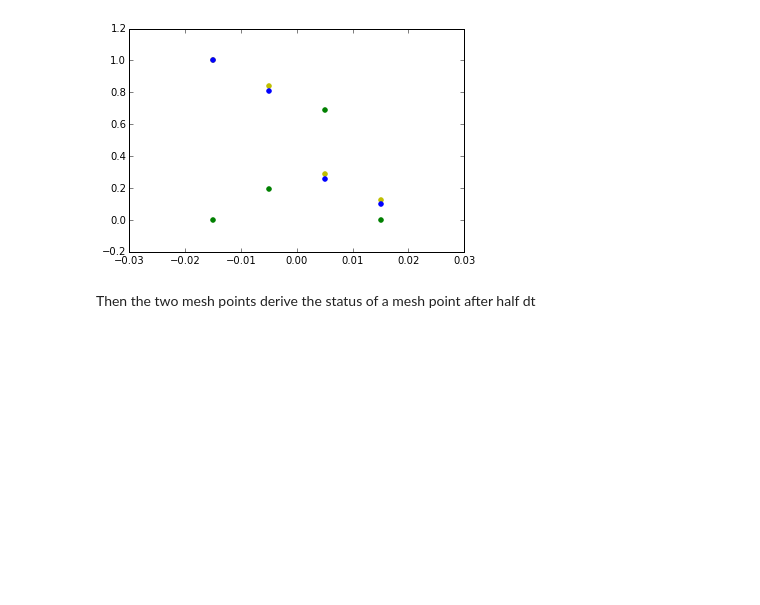
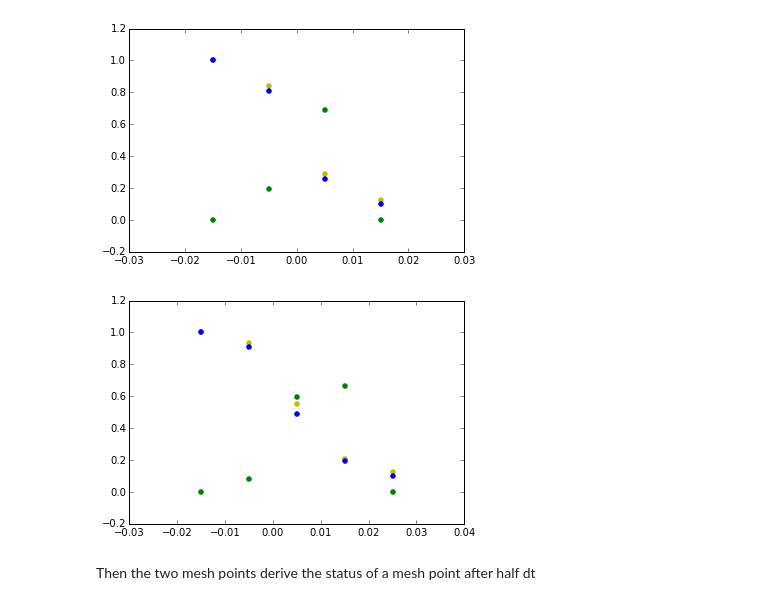
Before and after one commit to solvcon/solvcon, a Jupyter notebook: sandbox/gas/tube/sodtube1d.ipynb, the cells around one changed output. Drawn from its saved outputs; the diff is of its cells as text; code cells hidden in the pictures; blank space fills up the shorter version.

Commit message:
add one more figure with iteration number 2

```diff
--- a/sandbox/gas/tube/sodtube1d.ipynb
+++ b/sandbox/gas/tube/sodtube1d.ipynb
@@ -76,6 +76,16 @@ solution = list(solver_cese.data.solution)
 helper_plot.show_gas_status(solution)
 # %% [output]
 [figure]
+# %%
+solver_cese._data.it_nb = 2
+solver_cese.cal_cese_status_before_half_dt()
+solver_cese.cal_cese_status_after_half_dt()
+solver_cese.push_status_along_t()
+solver_cese.data.refresh_solution()
+solution = list(solver_cese.data.solution)
+helper_plot.show_gas_status(solution)
+# %% [output]
+[figure, added]
 # %%
 import sodtube1d.generator_mesh as gmesh
 import sodtube1d.solver_analytic as analytic
```
